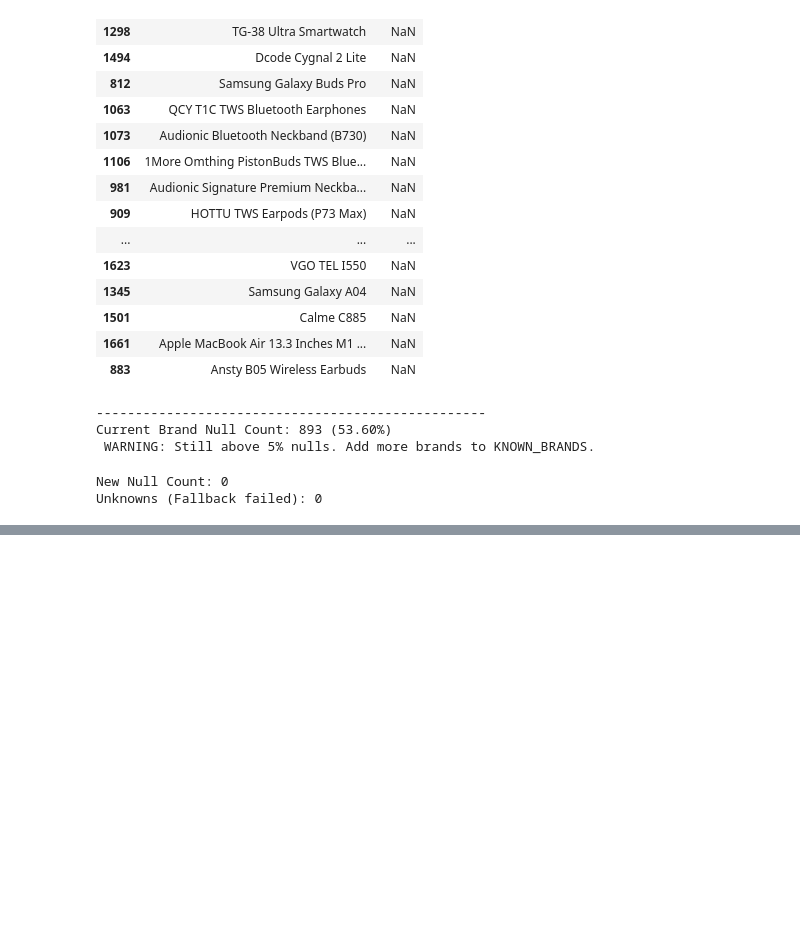
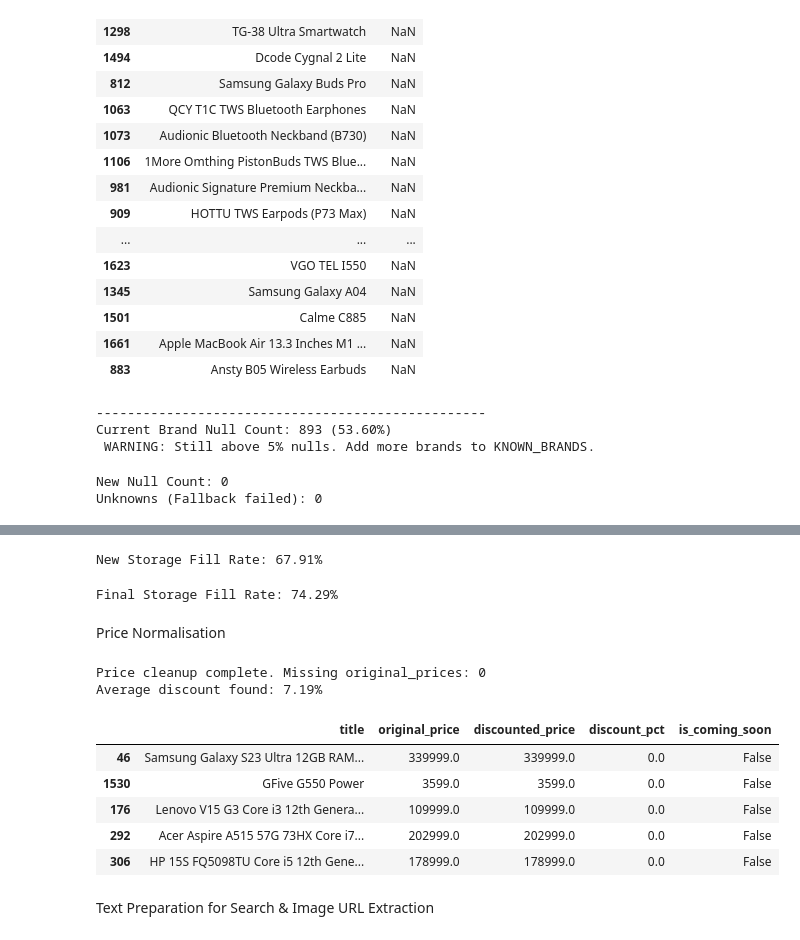
Before and after one commit to XENZA7/vendorlensx_recommendation_search_system, a Jupyter notebook: Notebooks/cleaning_feature_engineering.ipynb, the cells around one changed output, grey strips where cells are left out. Drawn from its saved outputs; the diff is of its cells as text; code cells hidden in the pictures; blank space fills up the shorter version.

```diff
--- a/Notebooks/cleaning_feature_engineering.ipynb
+++ b/Notebooks/cleaning_feature_engineering.ipynb
@@ -115,0 +250,66 @@ Unknowns (Fallback failed): 0
+# %%
+# Apply the rescue
+df_clean['storage_gb'] = df_clean.apply(rescue_storage_from_title, axis=1)
+
+# Re-check Fill Rate
+storage_fill = (df_clean[df_clean['category'].isin(['Laptop', 'Mobile'])]['storage_gb'].notnull().sum() / len(subset)) * 100
+print(f"New Storage Fill Rate: {storage_fill:.2f}%")
+# %% [output]
+New Storage Fill Rate: 67.91%
+# %%
+def final_storage_rescue(row):
+    if pd.notnull(row['storage_gb']): return row['storage_gb']
+
+    title = str(row['title']).upper()
+    # Look for patterns like 128GB, 256G, 1TB, 512 GB
+    match = re.search(r'(\d+)\s*(GB|TB|G|T)', title)
+
+    if match:
+        val = int(match.group(1))
+        unit = match.group(2)
+        if 'T' in unit: val *= 1024
+        # Filter out obvious RAM numbers (like 4, 8, 16) if they are small
+        # In phones/laptops, storage is almost always 32, 64, 128, 256, 512, 1024
+        if val >= 32: return float(val)
+
+    return None
+
+df_clean['storage_gb'] = df_clean.apply(final_storage_rescue, axis=1)
+print(f"Final Storage Fill Rate: {(df_clean[df_clean['category'].isin(['Laptop', 'Mobile'])]['storage_gb'].notnull().sum() / 1097 * 100):.2f}%")
+# %% [output]
+Final Storage Fill Rate: 74.29%
+# %% [markdown]
+Price Normalisation
+# %%
+# 1. Fill missing original_price with Category Median
+# transform() ensures we don't accidentally use a Laptop price to fill an Earbud null
+df_clean['original_price'] = df_clean.groupby('category')['original_price'].transform(lambda x: x.fillna(x.median()))
+
+# 2. Fill missing discounted_price with original_price (no sale = price stays same)
+df_clean['discounted_price'] = df_clean['discounted_price'].fillna(df_clean['original_price'])
+
+# 3. Create discount_pct and clip at 0 (Prevents errors where original < discounted)
+df_clean['discount_pct'] = ((df_clean['original_price'] - df_clean['discounted_price']) / df_clean['original_price'] * 100)
+df_clean['discount_pct'] = df_clean['discount_pct'].clip(lower=0).round(1)
+
+# 4. Add 'is_coming_soon' flag
+# This helps the UI (Streamlit) later to hide 'Buy Now' buttons for these items
+df_clean['is_coming_soon'] = df_clean['availability'].str.contains('Coming Soon', case=False, na=False)
+
+# Optional: For 'Coming Soon' items, ensure price logic doesn't mess up search
+# We keep the median price for searching, but the flag tells the user it's not out yet.
+
+print(f"Price cleanup complete. Missing original_prices: {df_clean['original_price'].isnull().sum()}")
+print(f"Average discount found: {df_clean['discount_pct'].mean():.2f}%")
+display(df_clean[['title', 'original_price', 'discounted_price', 'discount_pct', 'is_coming_soon']].sample(5))
+# %% [output]
+Price cleanup complete. Missing original_prices: 0
+Average discount found: 7.19%
+|  | title | original_price | discounted_price | discount_pct | is_coming_soon |
+| 46 | Samsung Galaxy S23 Ultra 12GB RAM... | 339999.0 | 339999.0 | 0.0 | False |
+| 1530 | GFive G550 Power | 3599.0 | 3599.0 | 0.0 | False |
+| 176 | Lenovo V15 G3 Core i3 12th Genera... | 109999.0 | 109999.0 | 0.0 | False |
+| 292 | Acer Aspire A515 57G 73HX Core i7... | 202999.0 | 202999.0 | 0.0 | False |
+| 306 | HP 15S FQ5098TU Core i5 12th Gene... | 178999.0 | 178999.0 | 0.0 | False |
+# %% [markdown]
+Text Preparation for Search & Image URL Extraction
```
Also changed, not shown: parts of 18 cells of this notebook, 1 other file.
